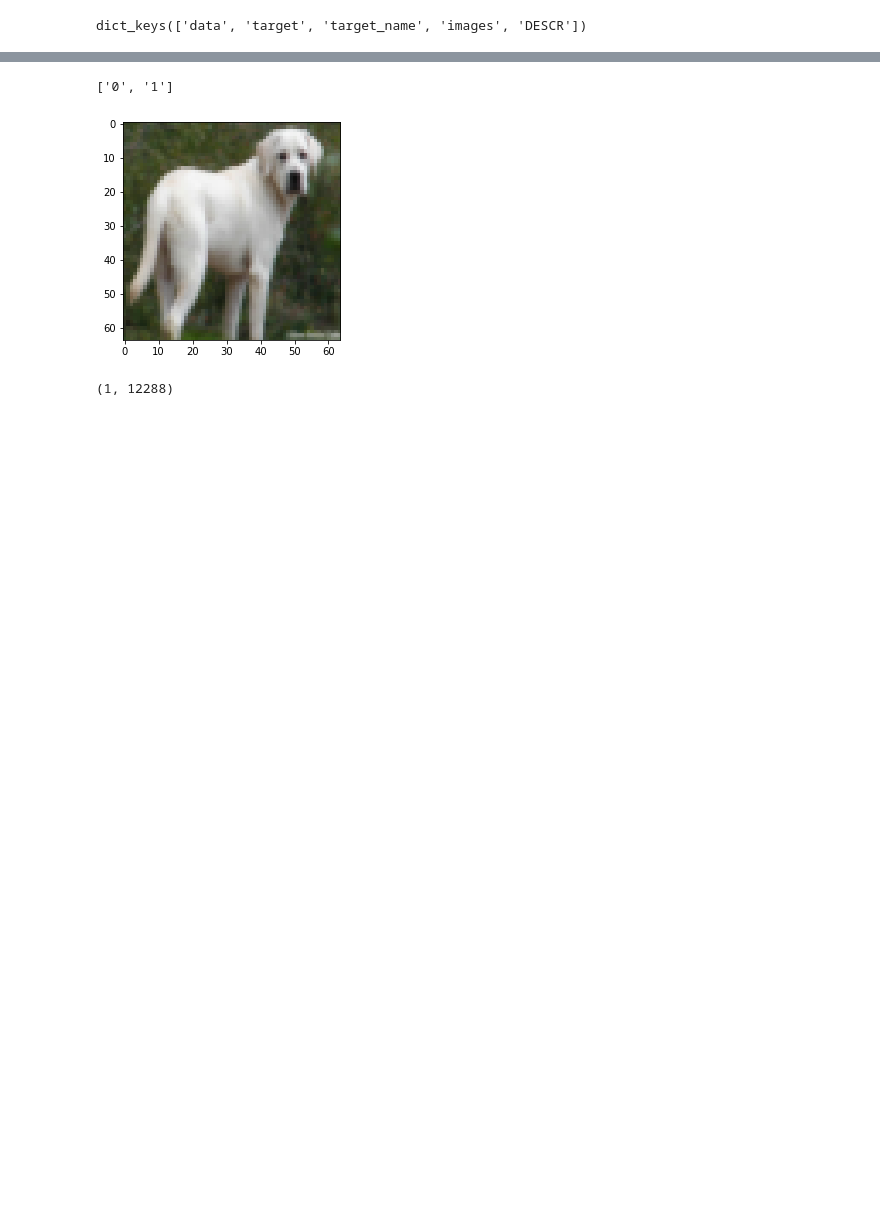
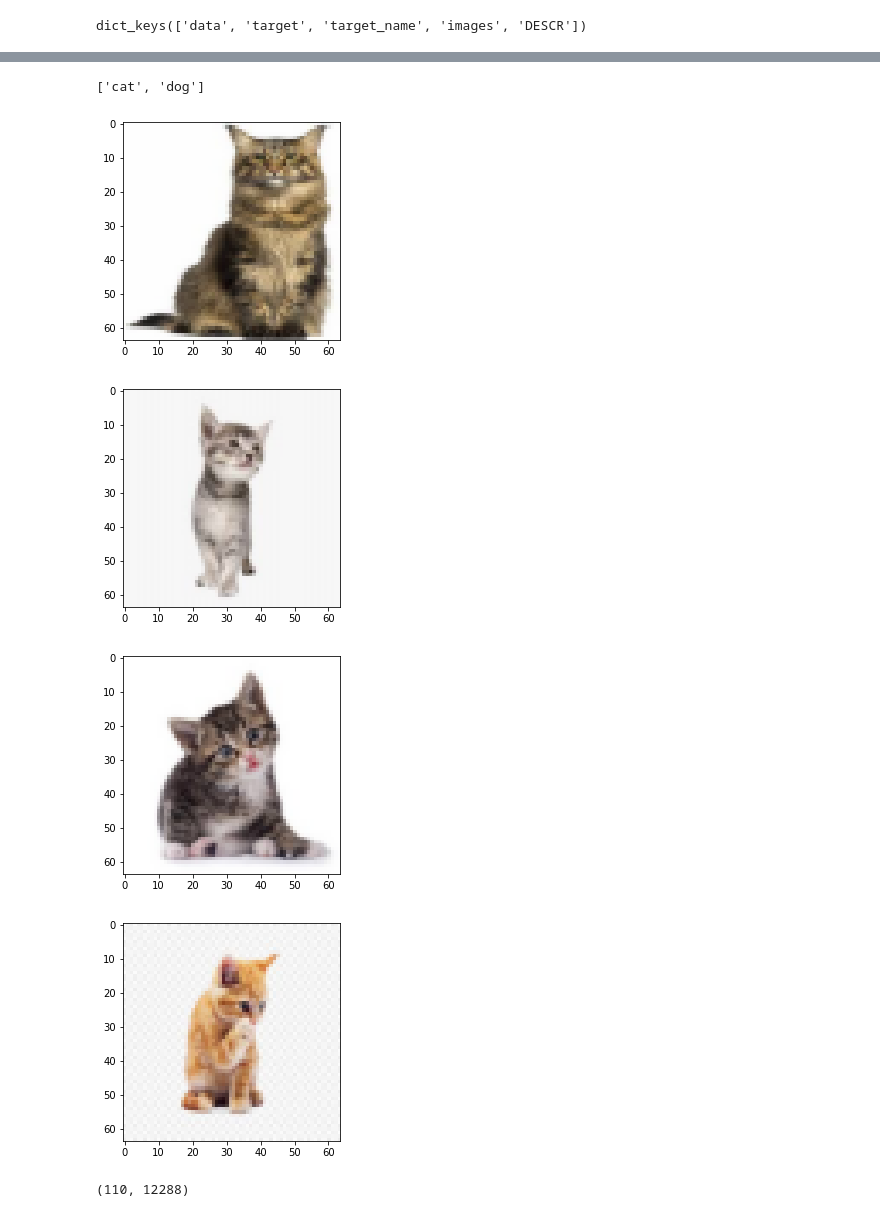
Before and after one commit to reddyprasade/Collection-of-data, a Jupyter notebook: DogandCatimages.ipynb, the cells around one changed output, grey strips where cells are left out. Cells and saved outputs as stored; diff of their text form; code cells hidden in the pictures; blank space fills up the shorter version.

```diff
--- a/DogandCatimages.ipynb
+++ b/DogandCatimages.ipynb
@@ -24,5 +24,5 @@ plt.imshow(img)
 # %%
-img = plt.imread('Downloads/Images_of_Cat_n_Dog/Image_ML/Dog/9.jpg')
+img = plt.imread('Image_ML/dog/2.jpg')
 plt.imshow(img)
 # %% [output]
 <matplotlib.image.AxesImage at 0x...>
@@ -78,5 +78,5 @@ def load_image_files(container_path, dimension=(64, 64)):
                 DESCR =descr )
 # %%
 import skimage
-image_dataset = load_image_files("Downloads/Images_of_Cat_n_Dog/Image_ML/Dog")
+image_dataset = load_image_files("Image_ML")
 # %% [output]
@@ -99,20 +114,23 @@ array([0, 1])
 # %%
 image_dataset.target_name
 # %% [output]
-['0', '1']
+['cat', 'dog']
 # %%
-for I in range(0,1):
+for I in range(6,10):
     plt.imshow(image_dataset.images[I])
     plt.show()
 # %% [output]
-[figure, old version]
+[figure, new version]
+[figure, added]
+[figure, added]
+[figure, added]
 # %%
 from sklearn.model_selection import train_test_split
 # %%
 x_train,x_test,y_train,y_test = train_test_split(image_dataset.data,image_dataset.target,random_state=1)
 x_train.shape
 # %% [output]
-(1, 12288)
+(110, 12288)
 # %%
 x_test.shape
 # %% [output]
```
Also changed, not shown: parts of 85 cells of this notebook.
